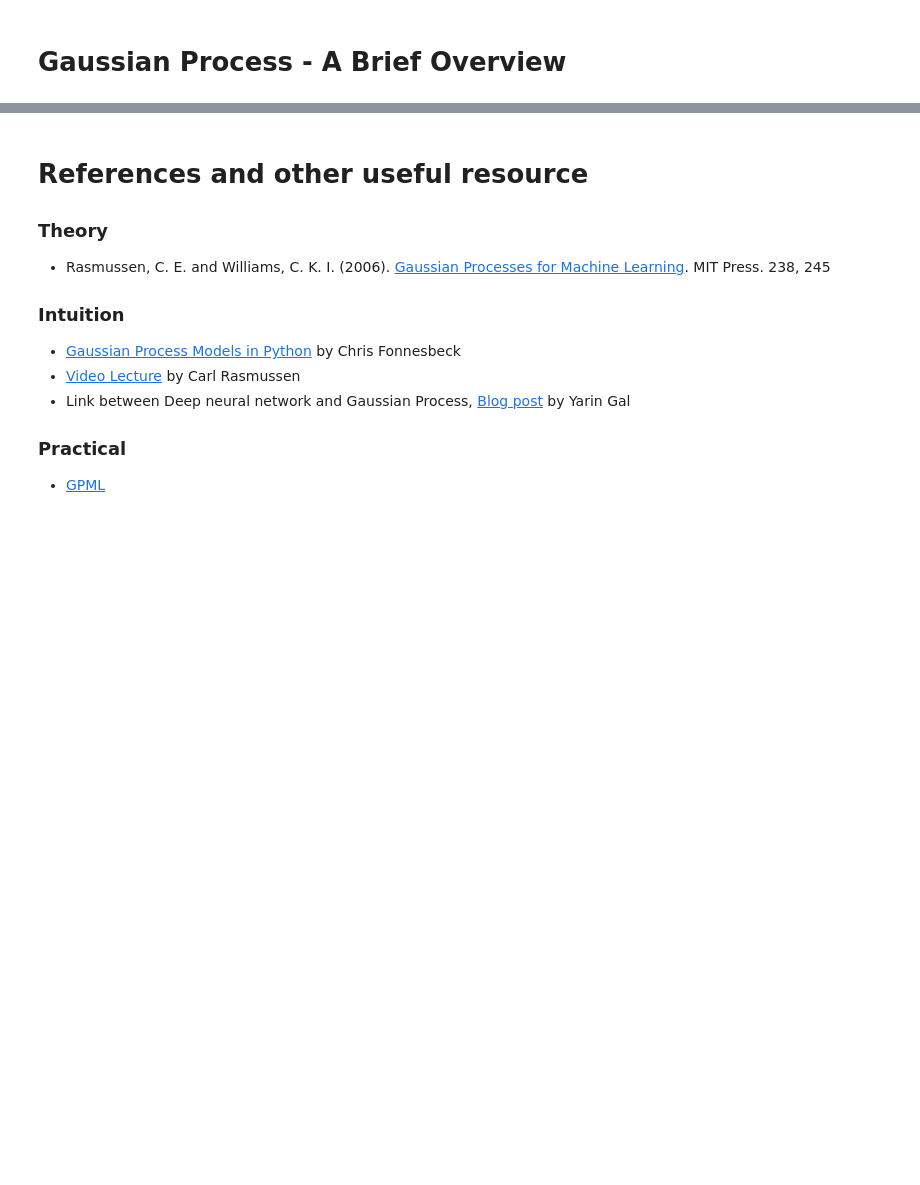
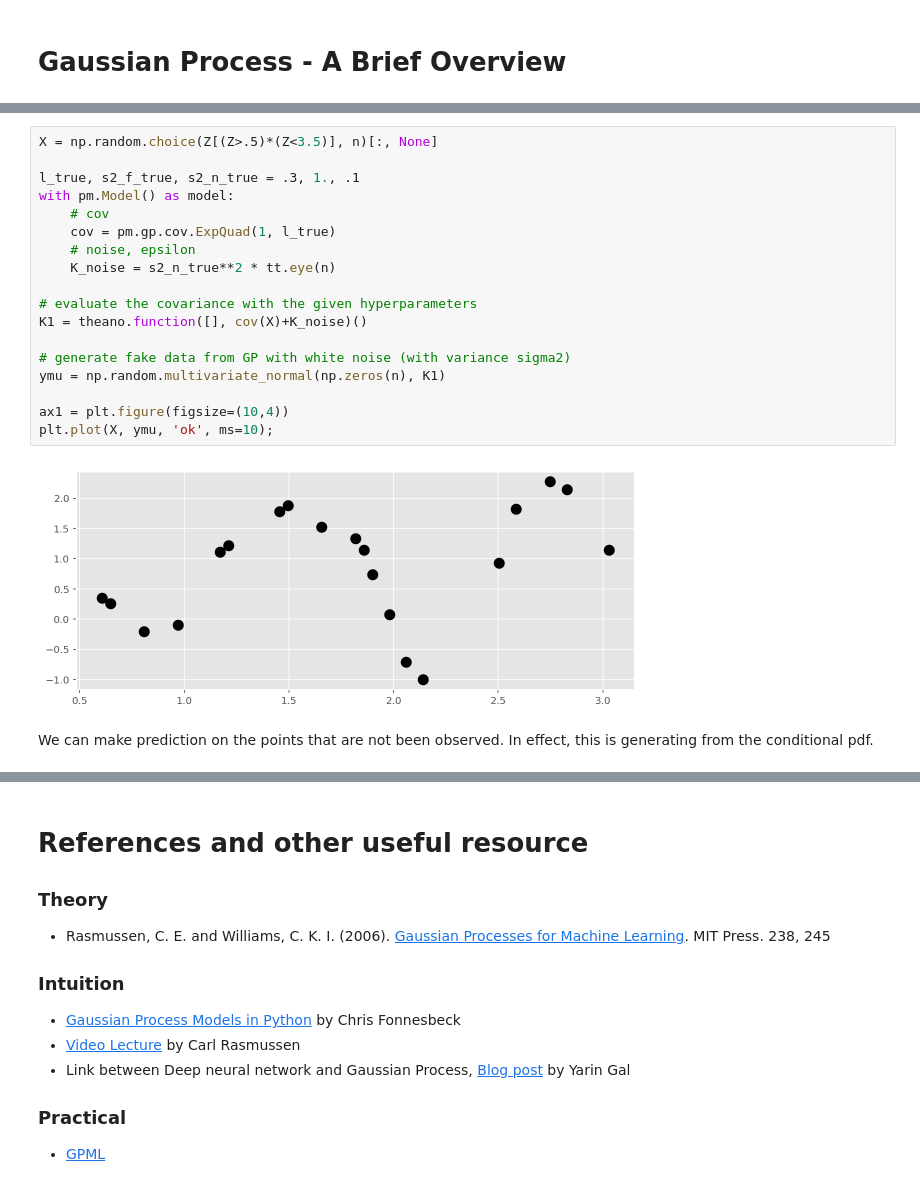
Before and after one commit to junpenglao/Bayesian_Smoothing_EyeMovement, a Jupyter notebook: GP_intro.ipynb, the cells around one changed output, grey strips where cells are left out. Saved outputs shown, nothing was run; the diff lists cells and outputs as text; blank space fills up the shorter version.

```diff
--- a/GP_intro.ipynb
+++ b/GP_intro.ipynb
@@ -2,0 +111,22 @@
+# %%
+X = np.random.choice(Z[(Z>.5)*(Z<3.5)], n)[:, None]
+
+l_true, s2_f_true, s2_n_true = .3, 1., .1
+with pm.Model() as model:
+    # cov
+    cov = pm.gp.cov.ExpQuad(1, l_true)
+    # noise, epsilon
+    K_noise = s2_n_true**2 * tt.eye(n)
+
+# evaluate the covariance with the given hyperparameters
+K1 = theano.function([], cov(X)+K_noise)()
+
+# generate fake data from GP with white noise (with variance sigma2)
+ymu = np.random.multivariate_normal(np.zeros(n), K1)
+
+ax1 = plt.figure(figsize=(10,4))
+plt.plot(X, ymu, 'ok', ms=10);
+# %% [output]
+[figure, added]
+# %% [markdown]
+We can make prediction on the points that are not been observed. In effect, this is generating from the conditional pdf.
```
Also changed, not shown: parts of 21 cells of this notebook, 3 other files.
